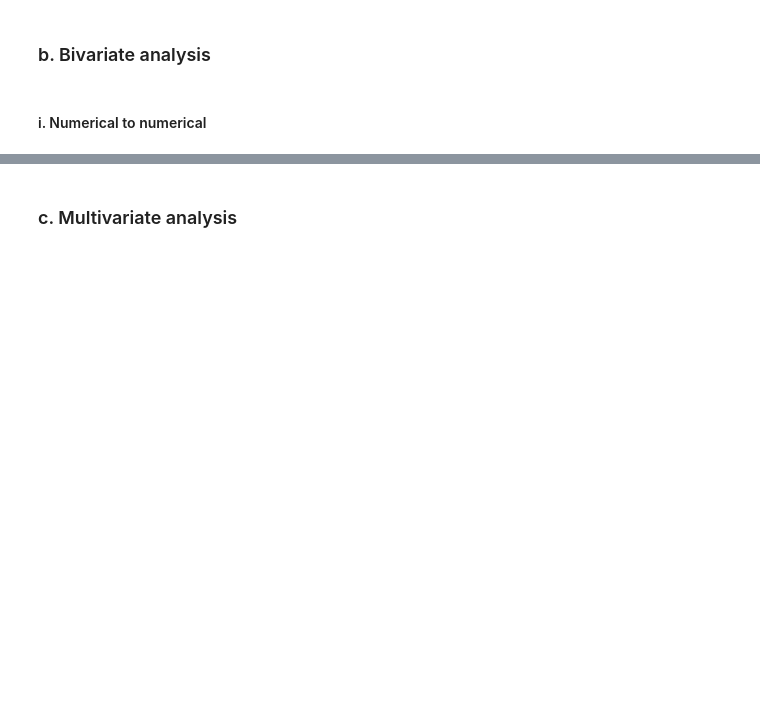
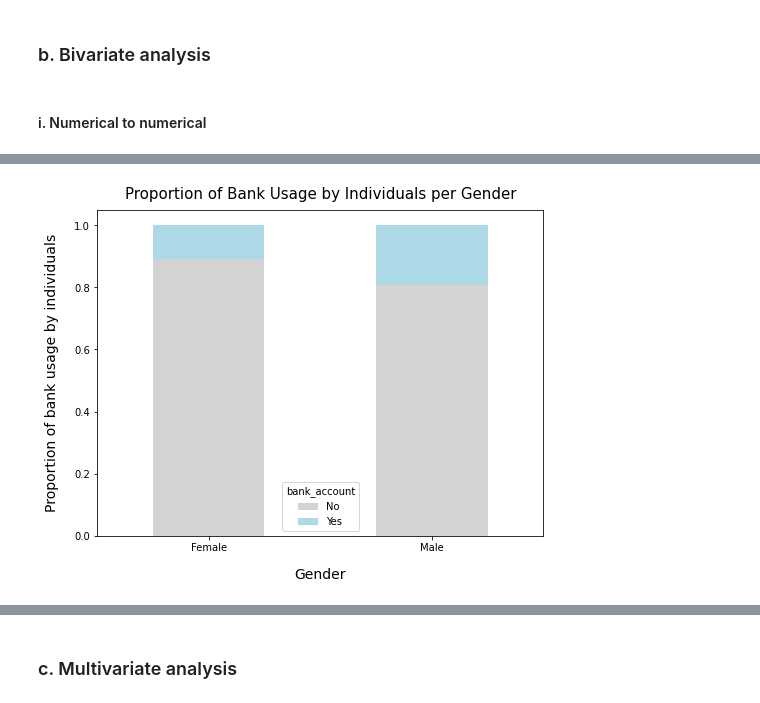
Before and after one commit to WambuiKahuthu/MORINGA_CORE_WEEK2_IP_DESCRIPTIVE_STATISTICS, a Jupyter notebook: Moringa_Data_Science_Core_W2_Independent_Project_2021_08_Wambui_Kahuthu_Python_Notebook.ipynb, the cells around one changed output, grey strips where cells are left out. Saved outputs shown, nothing was run; the diff lists cells and outputs as text; code cells hidden in the pictures; blank space fills up the shorter version.

```diff
--- a/Moringa_Data_Science_Core_W2_Independent_Project_2021_08_Wambui_Kahuthu_Python_Notebook.ipynb
+++ b/Moringa_Data_Science_Core_W2_Independent_Project_2021_08_Wambui_Kahuthu_Python_Notebook.ipynb
@@ -740,0 +769,20 @@ A pearson coefficient of 0.027 means that household size and age of respondents
+# %%
+# Grouping proportion of bank usage by individuals per gender
+gender=financial_df.groupby('gender')['bank_account'].value_counts(normalize=True).unstack()
+
+# Specifying the colors of the stacked columns
+colors= ['lightgray', 'lightblue']
+# Plotting the chart
+gender.plot(kind='bar', figsize=(8, 6), color=colors, stacked=True)
+# Giving the chart a title
+plt.title('Proportion of Bank Usage by Individuals per Gender', fontsize=15, y=1.015)
+# Labelling the x axis
+plt.xlabel('Gender', fontsize=14, labelpad=15)
+# rotating the labels on the x axis
+plt.xticks(rotation = 360)
+# Labellinbg the y axis
+plt.ylabel('Proportion of bank usage by individuals', fontsize=14, labelpad=15)
+# Displaying the chart
+plt.show()
+# %% [output]
+[figure, added]
```
Also changed, not shown: parts of 66 cells of this notebook.
